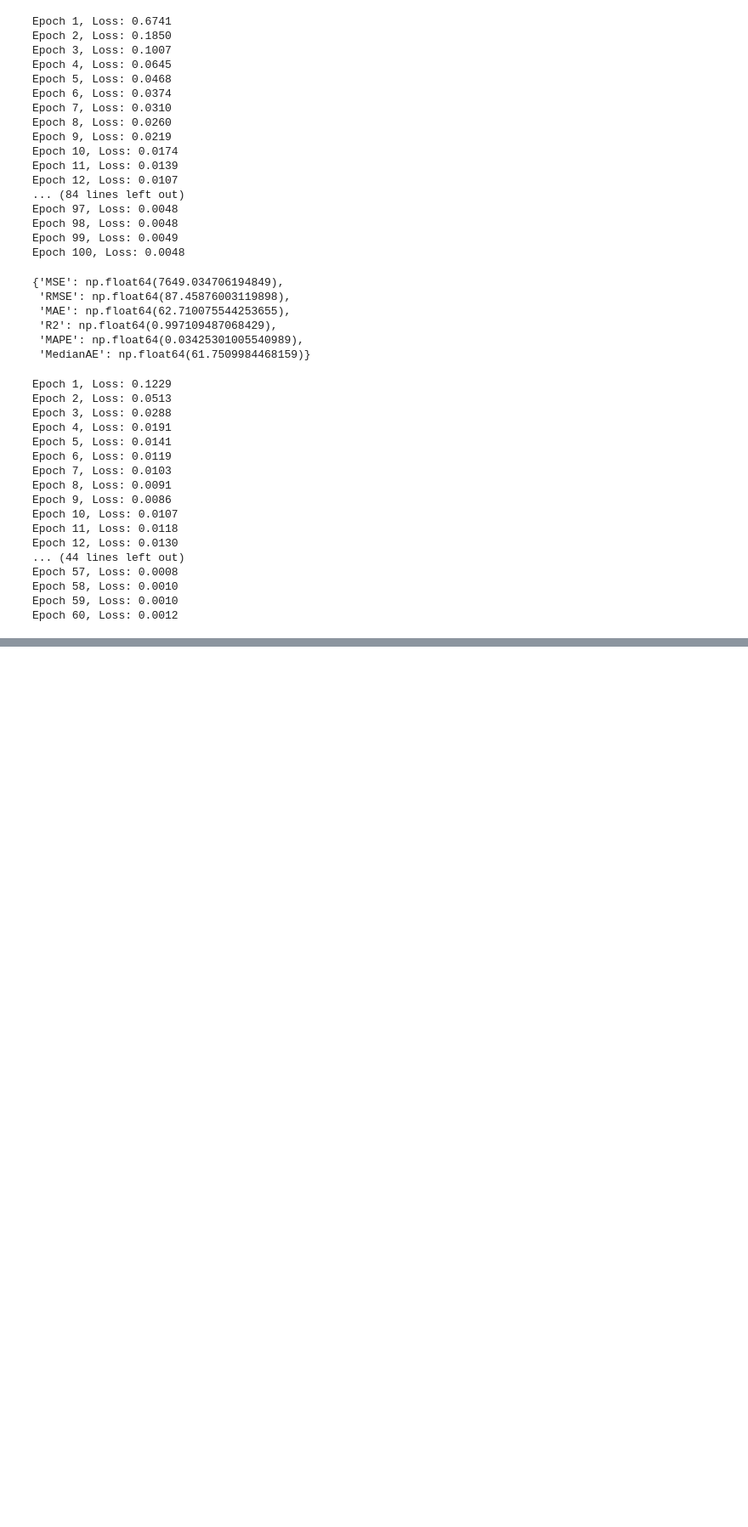
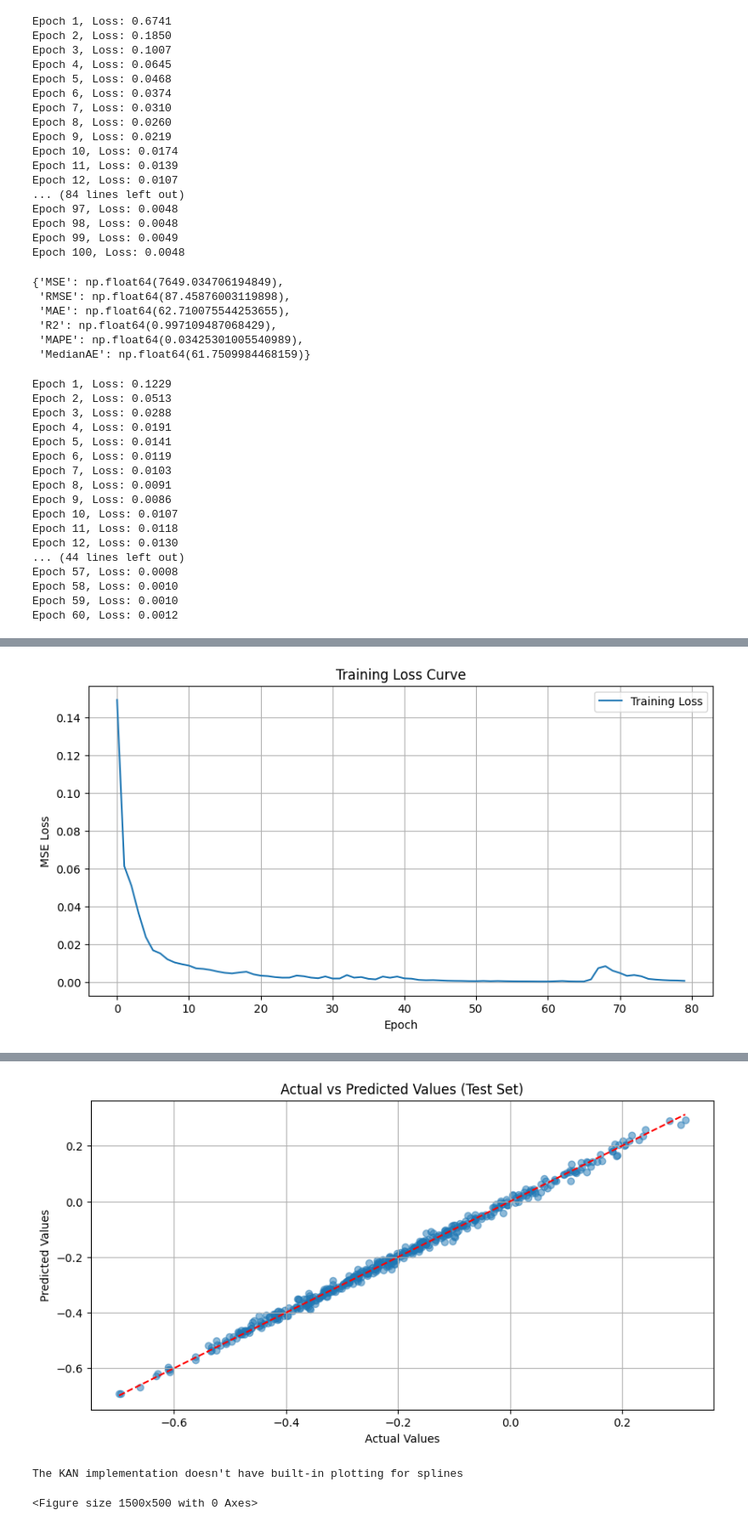
Before and after one commit to polinapodozerova/traffic_assignment, a Jupyter notebook: simple_model.ipynb, the cells around one changed output, grey strips where cells are left out. Shown: that part at 85% size. Cells and saved outputs as stored; diff of their text form; code cells hidden in the pictures; blank space fills up the shorter version.

```diff
--- a/simple_model.ipynb
+++ b/simple_model.ipynb
@@ -551,0 +603,69 @@ metrics
+# %%
+import matplotlib.pyplot as plt
+X_train_tensor = torch.FloatTensor(X_train_sioux)
+y_train_tensor = torch.FloatTensor(y_train_sioux)
+X_test_tensor = torch.FloatTensor(X_test_sioux)
+
+train_dataset = TensorDataset(X_train_tensor, y_train_tensor)
+train_loader = DataLoader(train_dataset, batch_size=128, shuffle=True)
+
+model_kan_3 = KAN(
+    layers_hidden=[X_sioux.shape[1], X_sioux.shape[1] + 20, y_sioux.shape[1]],
+    spline_order=5,
+    grid_eps=0.02
+)
+
+optimizer = optim.AdamW(model_kan_3.parameters(), lr=1e-3)
+criterion = torch.nn.MSELoss()
+train_losses = []
+
+for epoch in range(80):
+    model_kan_3.train()
+    total_loss = 0
+    for batch_X, batch_y in train_loader:
+        optimizer.zero_grad()
+        outputs = model_kan_3(batch_X)
+        loss = criterion(outputs, batch_y)
+        loss.backward()
+        optimizer.step()
+        total_loss += loss.item()
+
+    epoch_loss = total_loss/len(train_loader)
+    train_losses.append(epoch_loss)
+    print(f"Epoch {epoch+1}, Loss: {epoch_loss:.4f}")
+
+plt.figure(figsize=(10, 5))
+plt.plot(train_losses, label='Training Loss')
+plt.xlabel('Epoch')
+plt.ylabel('MSE Loss')
+plt.title('Training Loss Curve')
+plt.legend()
+plt.grid(True)
+plt.show()
+
+model_kan_3.eval()
+with torch.no_grad():
+    test_preds = model_kan_3(X_test_tensor)
+    test_loss = criterion(test_preds, torch.FloatTensor(y_test_sioux))
+    print(f"\nTest Loss: {test_loss.item():.4f}")
+
+    # Plot actual vs predicted for test set (for first output dimension if multi-output)
+    plt.figure(figsize=(10, 5))
+    plt.scatter(y_test_sioux[:, 0], test_preds.numpy()[:, 0], alpha=0.5)
+    plt.plot([min(y_test_sioux[:, 0]), max(y_test_sioux[:, 0])],
+             [min(y_test_sioux[:, 0]), max(y_test_sioux[:, 0])],
+             'r--')
+    plt.xlabel('Actual Values')
+    plt.ylabel('Predicted Values')
+    plt.title('Actual vs Predicted Values (Test Set)')
+    plt.grid(True)
+    plt.show()
+
+# You can also visualize the learned splines (if your KAN implementation supports it)
+try:
+    plt.figure(figsize=(15, 5))
+    model_kan_3.plot()
+    plt.show()
+except:
+    print("The KAN implementation doesn't have built-in plotting for splines")
+# %% [output]
@@ -551,0 +689 @@ metrics
+[figure, added]
@@ -551,0 +691,3 @@ metrics
+[figure, added]
+The KAN implementation doesn't have built-in plotting for splines
+<Figure size 1500x500 with 0 Axes>
```
Also changed, not shown: parts of 23 cells of this notebook.
